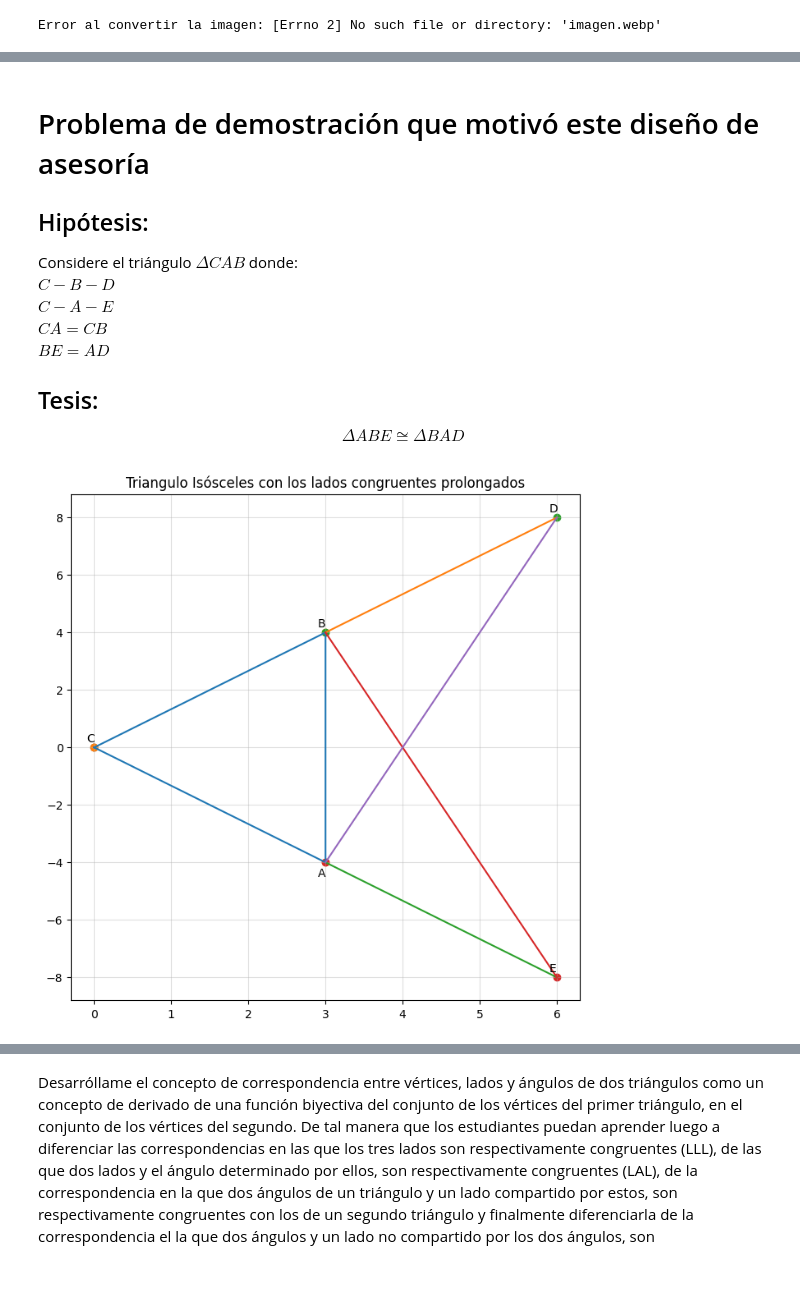
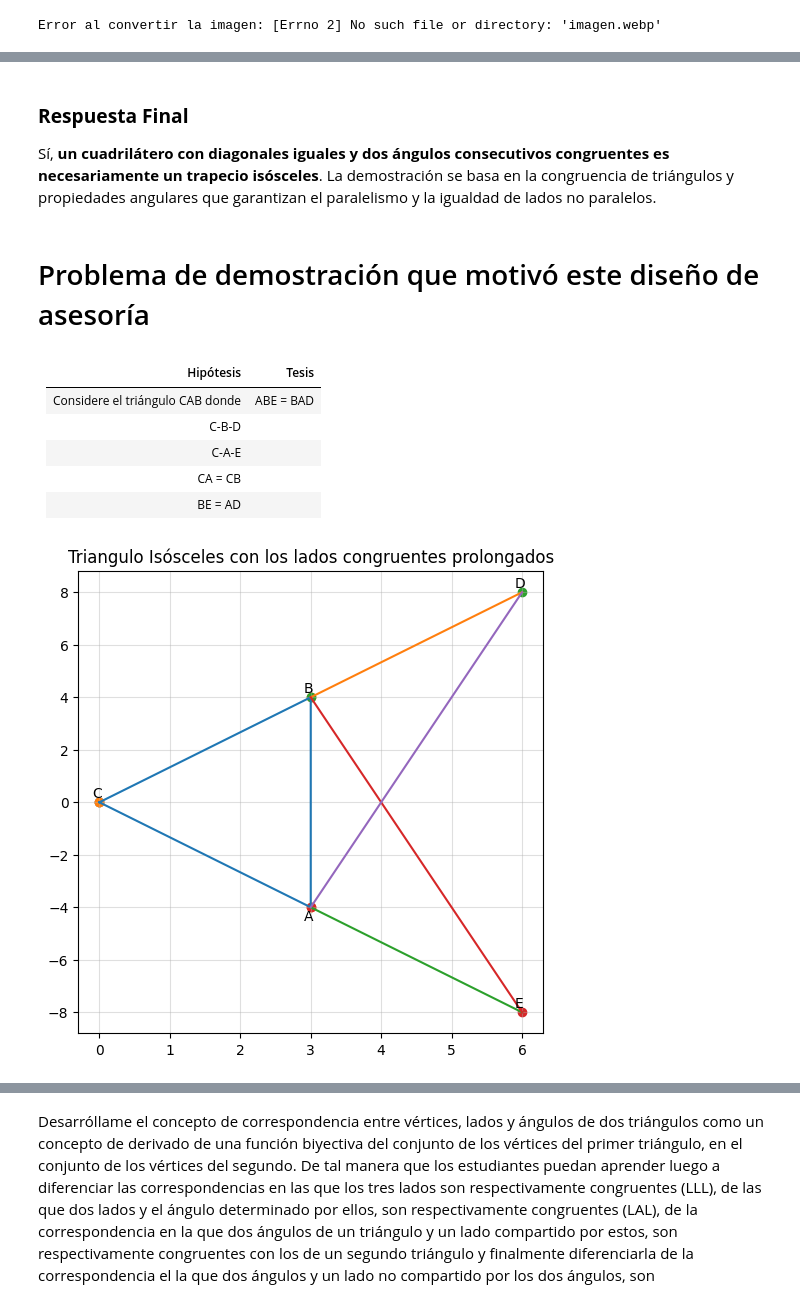
Before and after one commit to marco-canas/investigacion_en_asesoria, a Jupyter notebook: 2_secuencia_accion/2_Diseño_Proceso_IAE/Intervencion/asesorias/3_asesoria_geometria/2_congruencia_triangulos/2_congruencia.ipynb, the cells around one changed output, grey strips where cells are left out. Cells and saved outputs as stored; diff of their text form; code cells hidden in the pictures; blank space fills up the shorter version.

Commit message:
ya tengo un mejor camino de demostración

```diff
--- a/2_secuencia_accion/2_Diseño_Proceso_IAE/Intervencion/asesorias/3_asesoria_geometria/2_congruencia_triangulos/2_congruencia.ipynb
+++ b/2_secuencia_accion/2_Diseño_Proceso_IAE/Intervencion/asesorias/3_asesoria_geometria/2_congruencia_triangulos/2_congruencia.ipynb
@@ -443,23 +496,25 @@ Error al convertir la imagen: [Errno 2] No such file or directory: 'imagen.webp'
+# %% [markdown]
+
+### **Respuesta Final**
+Sí, **un cuadrilátero con diagonales iguales y dos ángulos consecutivos congruentes es necesariamente un trapecio isósceles**. La demostración se basa en la congruencia de triángulos y propiedades angulares que garantizan el paralelismo y la igualdad de lados no paralelos.
 # %% [markdown]
 # Problema de demostración que motivó este diseño de asesoría
-
-## Hipótesis:
-Considere el triángulo $\Delta CAB$ donde:
-$C-B-D$
-$C-A-E$
-$CA = CB$
-$BE = AD$
-
-## Tesis:
-
-$$ \Delta ABE \cong \Delta BAD $$
+# %% [markdown]
+
+|Hipótesis|Tesis|
+|----------|----|
+|Considere el triángulo CAB donde| ABE = BAD|
+|C-B-D                           |          |
+|C-A-E                           |          |
+|CA = CB                         |          |
+|BE = AD                         |          |
 # %%
 # Visualización con matplotlib del problema geométrico
 
 import numpy as np
 import matplotlib.pyplot as plt
 
-plt.figure(figsize=(8,8))
+plt.figure(figsize=(6,6))
 plt.title('Triangulo Isósceles con los lados congruentes prolongados')
 C = (0,0)
 A = (3, -4)
@@ -472,32 +527,35 @@ plt.scatter(trangulo_x, triangulo_y)
 plt.plot(trangulo_x, triangulo_y)
 plt.text(C[0]-0.1, C[1]+0.2, 'C')
 plt.text(A[0]-0.1, A[1]-0.5, 'A')
 plt.text(B[0]-0.1, B[1]+0.2, 'B')
 # Prolongación de CB
 prologa_BD_x, prolonga_BD_y = zip(B,D)
 plt.scatter(prologa_BD_x, prolonga_BD_y)
 plt.plot(prologa_BD_x, prolonga_BD_y)
 plt.text(D[0]-0.1, D[1]+0.2, 'D')
 
 # Prolongación de CA
 prologa_AE_x, prolonga_AE_y = zip(A,E)
 plt.scatter(prologa_AE_x, prolonga_AE_y)
 plt.plot(prologa_AE_x, prolonga_AE_y)
 plt.text(E[0]-0.1, E[1]+0.2, 'E')
 
 # Trazo la diagonal BE
 plt.plot([B[0], E[0]], [B[1], E[1]])
 
 
 # Trazo la diagonal AD
 plt.plot([A[0], D[0]], [A[1], D[1]])
 
+# Construcciones auxiliares
+
+
 
 
 plt.grid(alpha = 0.4)
 
-plt.savefig(r"C:\Users\marco\Downloads\triangulo_isosceles_prolongado.jpg")
+plt.savefig(r"C:/Users/marco/Downloads/triangulo_isosceles_prolongado.jpg")
 
 plt.show()
 # %% [output]
-[figure, old version]
+[figure, new version]
```
Also changed, not shown: parts of 20 cells of this notebook, 1 other file.
